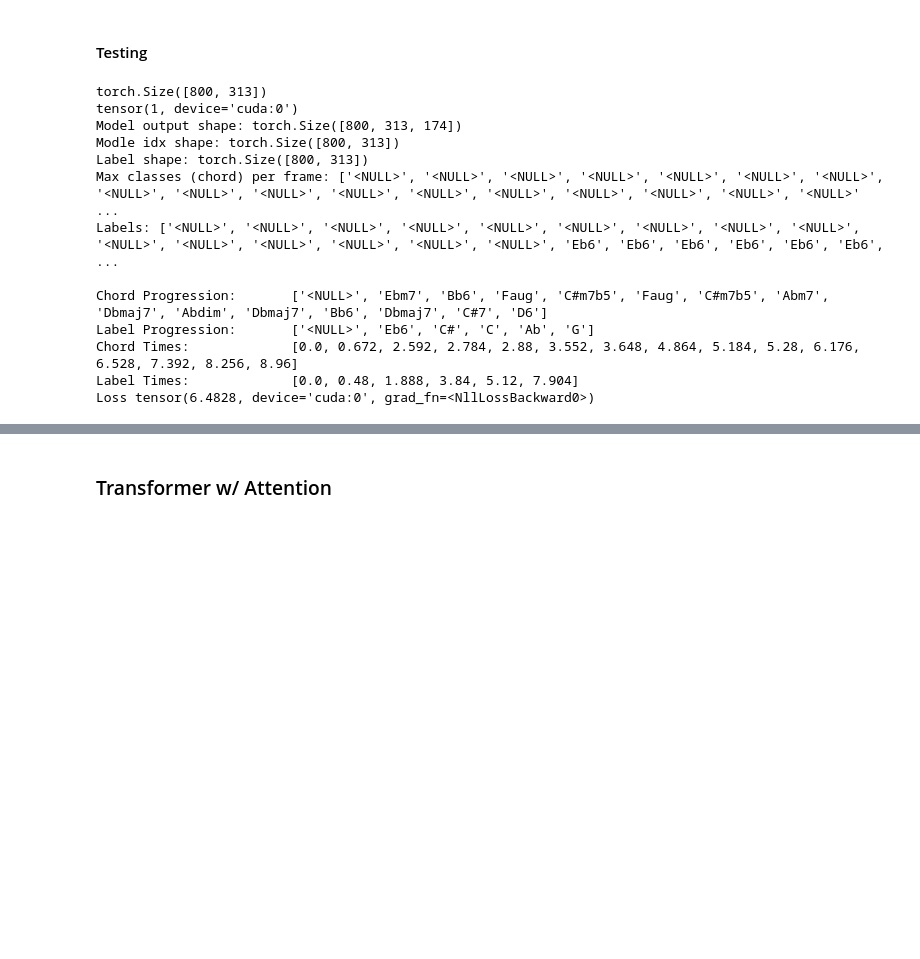
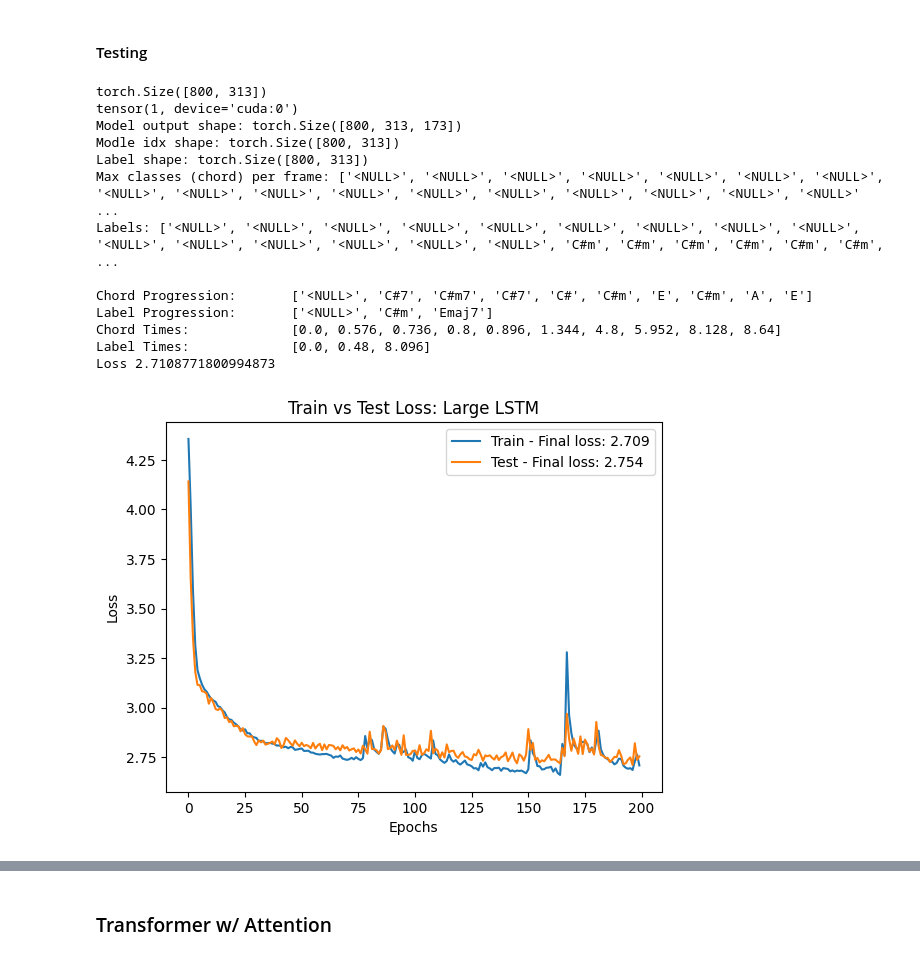
Before and after one commit to seanmnguyen/ChordCutterBot, a Jupyter notebook: chordBot.ipynb, the cells around one changed output, grey strips where cells are left out. Cells and saved outputs as stored; diff of their text form; code cells hidden in the pictures; blank space fills up the shorter version.

Commit message:
trained large lstm

```diff
--- a/chordBot.ipynb
+++ b/chordBot.ipynb
@@ -482,18 +482,12 @@ def plot_loss(train_loss_file:str, test_loss_file:str, num_epochs:int, title:str
             loss = test_file.readline()
 
     plt.plot(graph_epochs, graph_train_loss, label=f"Train - Final loss: {graph_train_loss[-1]:.4}")
-    plt.title("TRAIN: " + title)
+    plt.plot(graph_epochs, graph_test_loss, label=f"Test - Final loss: {graph_test_loss[-1]:.4}")
+    plt.title("Train vs Test Loss: " + title)
     plt.xlabel("Epochs")
     plt.ylabel("Loss")
     plt.legend()
     plt.show()
-
-    plt.plot(graph_epochs, graph_test_loss, label=f"Test - Final loss: {graph_test_loss[-1]:.4}")
-    plt.title("TEST: " + title)
-    plt.xlabel("Epochs")
-    plt.ylabel("Loss")
-    plt.legend()
-    plt.show()
 # %% [markdown]
 ### Training Loop
 # %%
@@ -529,14 +523,15 @@ def train_model(model, opt, scaler, loss_fn, train_dataloader, test_dataloader,
                 print(f'Epoch {epoch + 1}, batch {batch_idx + 1}, Batch Loss: {loss:.7f}')
 
         # Compute test loss
-        test_loss = compute_test_loss(model, test_dataloader, loss_fn, output_dim)
-        print(f'---------- Epoch {epoch + 1}, Total Epoch Loss (Train): {epoch_loss:.7f}, Total Test Loss: {test_loss:.7f} ----------')
+        average_train_loss = epoch_loss / (batch_idx+1)
+        average_test_loss = compute_test_loss(model, test_dataloader, loss_fn, output_dim)
+        print(f'---------- Epoch {epoch + 1}, Train Loss: {average_train_loss:.7f}, Test Loss: {average_test_loss:.7f} ----------')
 
         # Save train and test epoch loss
         with open(f'{filename}_train.txt', 'a') as train_file:
-            train_file.write(str(epoch_loss) + '\n')
+            train_file.write(str(average_train_loss) + '\n')
         with open(f'{filename}_test.txt', 'a') as test_file:
-            test_file.write(str(test_loss) + '\n')
+            test_file.write(str(average_test_loss) + '\n')
 
         # -- SAVE CHECKPOINT --
         checkpoint_path = f"{checkpoint_path_root}_{epoch+1}.pt"
@@ -544,7 +539,7 @@ def train_model(model, opt, scaler, loss_fn, train_dataloader, test_dataloader,
             'epoch': epoch,
             'model_state_dict': model.state_dict(),
             'optimizer_state_dict': opt.state_dict(),
-            'loss': epoch_loss,
+            'loss': average_train_loss,
             'scaler_state_dict': scaler.state_dict()
         }, checkpoint_path)
 # %% [markdown]
@@ -879,7 +874,7 @@ Sequence lengths: tensor([313, 313, 313, 313, 313, 313, 313, 313, 313, 313], dev
 # %%
 input_dim = 12  # Chroma feature dimensions (12, 313) --> 12 pitches
 hidden_dim = 256  # hyperparameter
-output_dim = 174  # Number of Chords: 172 + <PAD> + <NULL>
+output_dim = 173  # Number of Chords: 172 + <PAD> + <NULL>
 num_layers = 4
 dropout = 0.2
 
@@ -897,10 +892,10 @@ lr = 0.001
 regularization = 0.001
 loss_fn = nn.CrossEntropyLoss(ignore_index=chord_to_idx['<PAD>']).to(device)
 start_epoch = 0
-epochs = 100
+epochs = 200
 
 # CHECKPOINTING
-checkpoint_path = 'checkpoints/large_lstm_100.pt'
+checkpoint_path = 'checkpoints/large_lstm_197.pt'
 checkpoint = torch.load(checkpoint_path, map_location=device)
 
 # Load checkpoint model state
@@ -944,18 +923,20 @@ Epoch 100, batch 26, Average Loss: 2.7236763
 # %% [markdown]
 #### Testing
 # %%
-sample_eval(large_lstm_model, test_dataloader, 0, 3, output_dim, loss_fn)
+sample_eval(large_lstm_model, test_dataloader, 0, 7, output_dim, loss_fn)
+plot_loss("large_epoch_loss_train.txt", "large_epoch_loss_test.txt", epochs, "Large LSTM")
 # %% [output]
 torch.Size([800, 313])
 tensor(1, device='cuda:0')
-Model output shape: torch.Size([800, 313, 174])
+Model output shape: torch.Size([800, 313, 173])
 Modle idx shape: torch.Size([800, 313])
 Label shape: torch.Size([800, 313])
 Max classes (chord) per frame: ['<NULL>', '<NULL>', '<NULL>', '<NULL>', '<NULL>', '<NULL>', '<NULL>', '<NULL>', '<NULL>', '<NULL>', '<NULL>', '<NULL>', '<NULL>', '<NULL>', '<NULL>', '<NULL>', '<NULL>' ...
-Labels: ['<NULL>', '<NULL>', '<NULL>', '<NULL>', '<NULL>', '<NULL>', '<NULL>', '<NULL>', '<NULL>', '<NULL>', '<NULL>', '<NULL>', '<NULL>', '<NULL>', '<NULL>', 'Eb6', 'Eb6', 'Eb6', 'Eb6', 'Eb6', 'Eb6', ...
+Labels: ['<NULL>', '<NULL>', '<NULL>', '<NULL>', '<NULL>', '<NULL>', '<NULL>', '<NULL>', '<NULL>', '<NULL>', '<NULL>', '<NULL>', '<NULL>', '<NULL>', '<NULL>', 'C#m', 'C#m', 'C#m', 'C#m', 'C#m', 'C#m', ...
 
-Chord Progression:       ['<NULL>', 'Ebm7', 'Bb6', 'Faug', 'C#m7b5', 'Faug', 'C#m7b5', 'Abm7', 'Dbmaj7', 'Abdim', 'Dbmaj7', 'Bb6', 'Dbmaj7', 'C#7', 'D6']
-Label Progression:       ['<NULL>', 'Eb6', 'C#', 'C', 'Ab', 'G']
-Chord Times:             [0.0, 0.672, 2.592, 2.784, 2.88, 3.552, 3.648, 4.864, 5.184, 5.28, 6.176, 6.528, 7.392, 8.256, 8.96]
-Label Times:             [0.0, 0.48, 1.888, 3.84, 5.12, 7.904]
-Loss tensor(6.4828, device='cuda:0', grad_fn=<NllLossBackward0>)
+Chord Progression:       ['<NULL>', 'C#7', 'C#m7', 'C#7', 'C#', 'C#m', 'E', 'C#m', 'A', 'E']
+Label Progression:       ['<NULL>', 'C#m', 'Emaj7']
+Chord Times:             [0.0, 0.576, 0.736, 0.8, 0.896, 1.344, 4.8, 5.952, 8.128, 8.64]
+Label Times:             [0.0, 0.48, 8.096]
+Loss 2.7108771800994873
+[figure, added]
```
Also changed, not shown: parts of 8 cells of this notebook, 1 other file.
